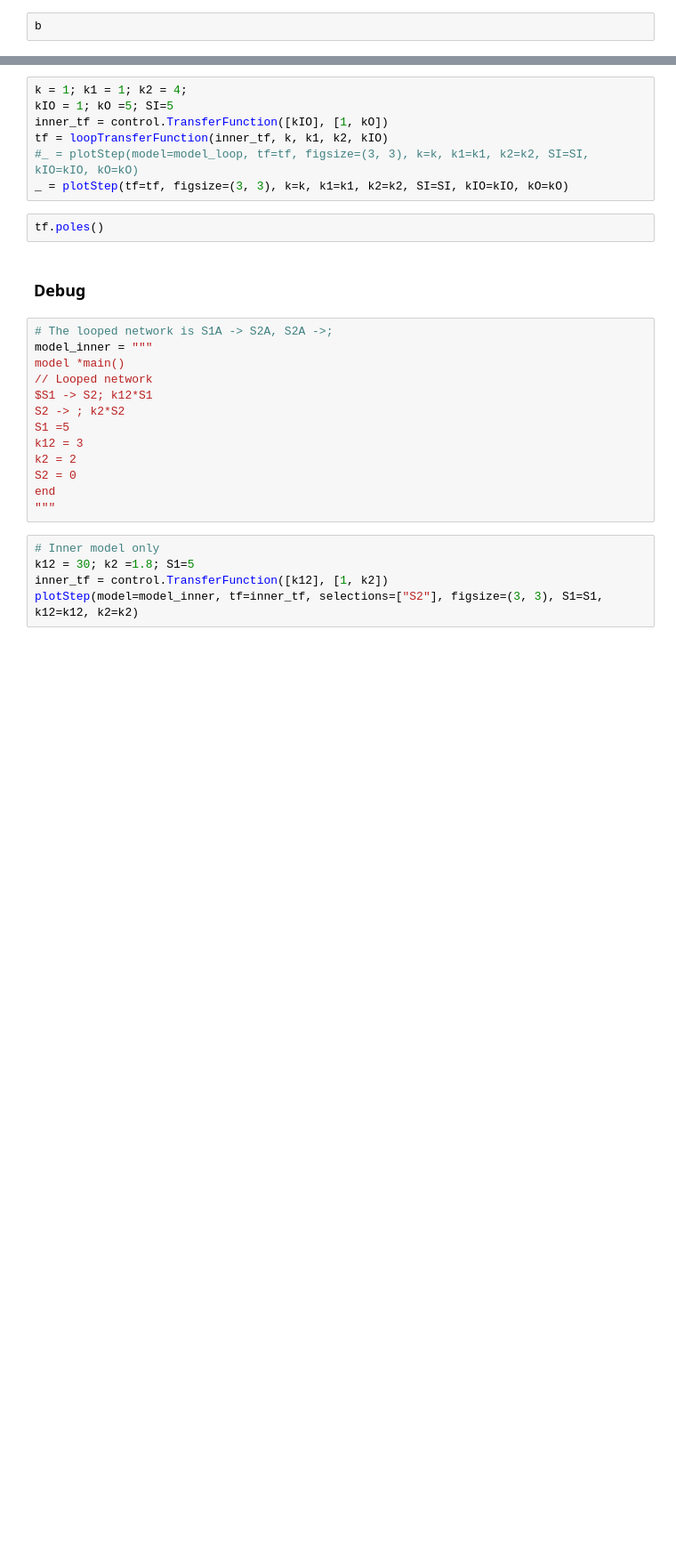
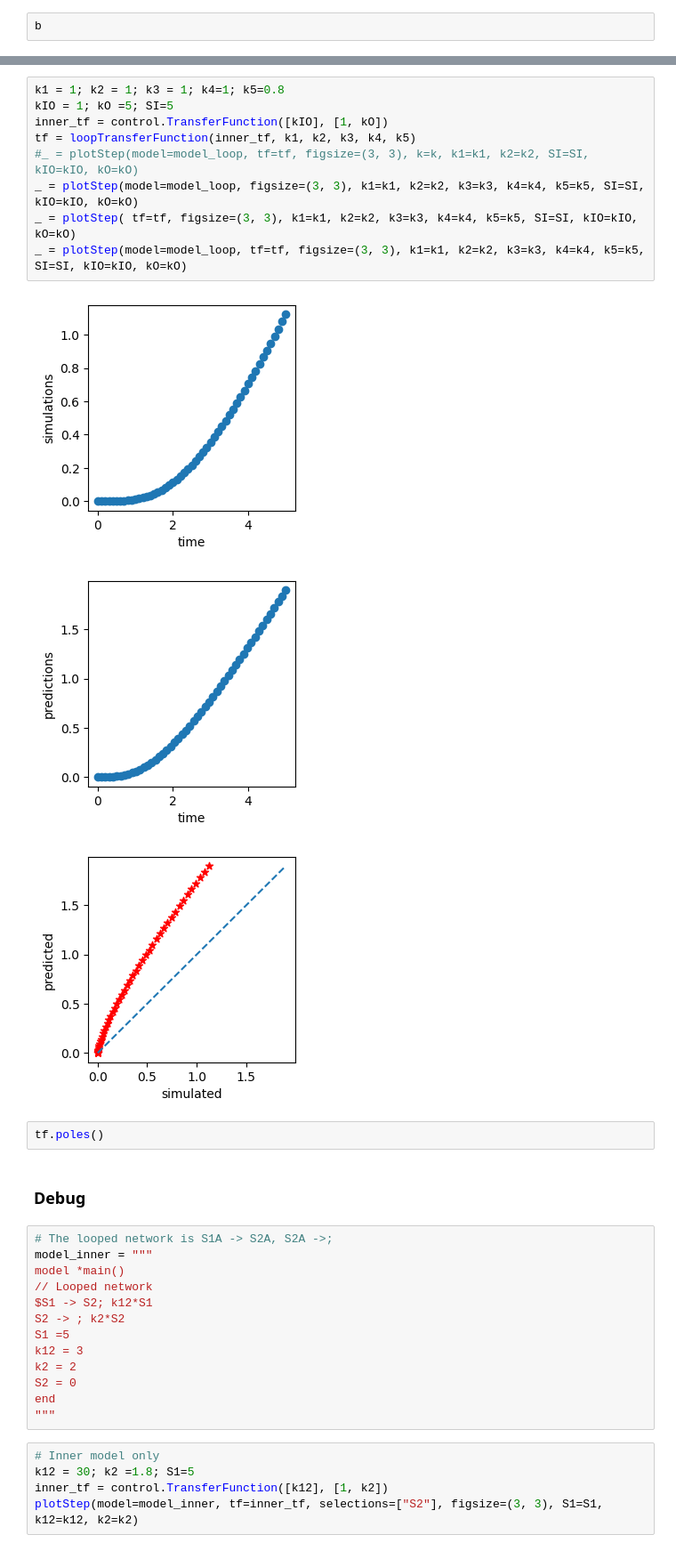
Before and after one commit to joseph-hellerstein/linear_reaction_networks, a Jupyter notebook: notebooks/Theory_Of_Approximate_Reaction_Networks.ipynb, the cells around one changed output, grey strips where cells are left out. Shown: that part at 89% size. Drawn from its saved outputs; the diff is of its cells as text; blank space fills up the shorter version.

```diff
--- a/notebooks/Theory_Of_Approximate_Reaction_Networks.ipynb
+++ b/notebooks/Theory_Of_Approximate_Reaction_Networks.ipynb
@@ -386,10 +438,16 @@ rr.plot()
 # %%
-k = 1; k1 = 1; k2 = 4;
+k1 = 1; k2 = 1; k3 = 1; k4=1; k5=0.8
 kIO = 1; kO =5; SI=5
 inner_tf = control.TransferFunction([kIO], [1, kO])
-tf = loopTransferFunction(inner_tf, k, k1, k2, kIO)
+tf = loopTransferFunction(inner_tf, k1, k2, k3, k4, k5)
 #_ = plotStep(model=model_loop, tf=tf, figsize=(3, 3), k=k, k1=k1, k2=k2, SI=SI, kIO=kIO, kO=kO)
-_ = plotStep(tf=tf, figsize=(3, 3), k=k, k1=k1, k2=k2, SI=SI, kIO=kIO, kO=kO)
+_ = plotStep(model=model_loop, figsize=(3, 3), k1=k1, k2=k2, k3=k3, k4=k4, k5=k5, SI=SI, kIO=kIO, kO=kO)
+_ = plotStep( tf=tf, figsize=(3, 3), k1=k1, k2=k2, k3=k3, k4=k4, k5=k5, SI=SI, kIO=kIO, kO=kO)
+_ = plotStep(model=model_loop, tf=tf, figsize=(3, 3), k1=k1, k2=k2, k3=k3, k4=k4, k5=k5, SI=SI, kIO=kIO, kO=kO)
+# %% [output]
+[figure, added]
+[figure, added]
+[figure, added]
 # %%
 tf.poles()
 # %% [markdown]
```
Also changed, not shown: parts of 7 cells of this notebook.
